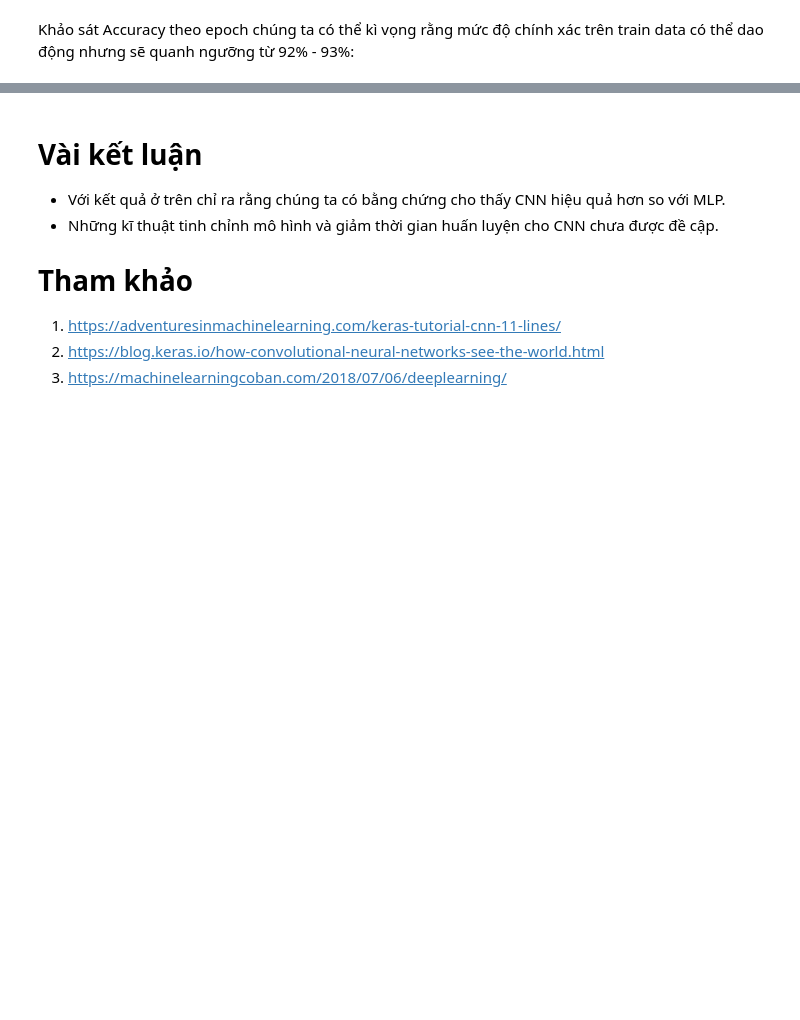
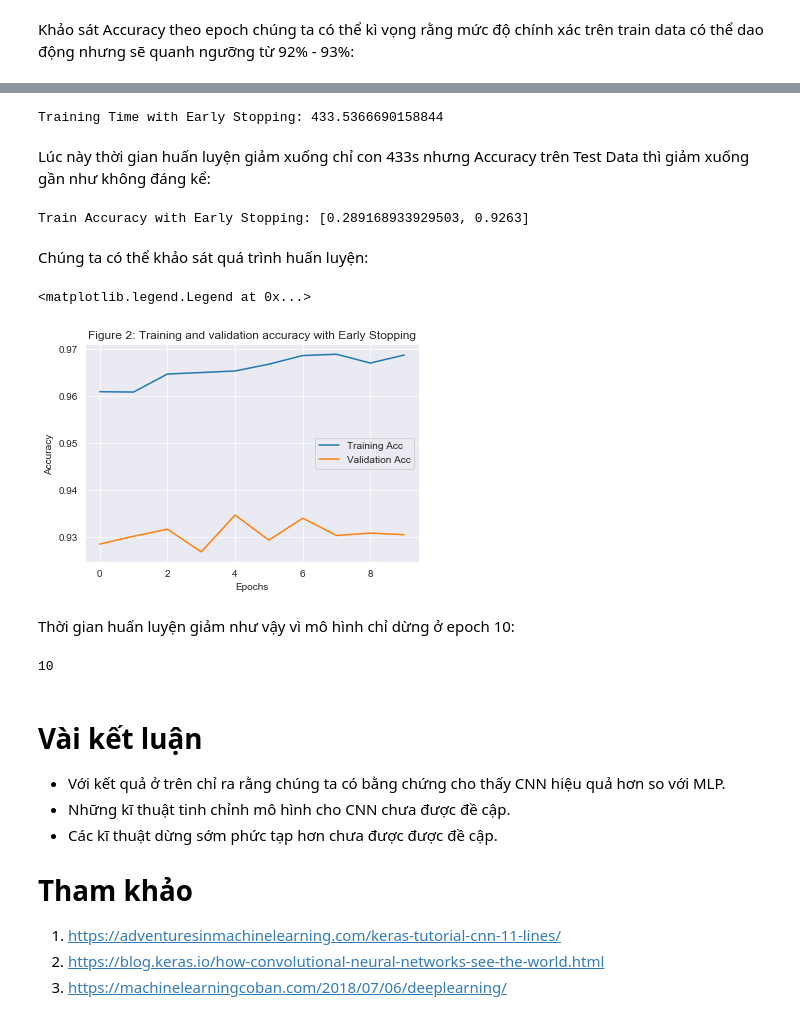
Before and after one commit to ChiDungNguyen/CNN_keras_fashion_minst, a Jupyter notebook: keras_CNN_fashion_minst.ipynb, the cells around one changed output, grey strips where cells are left out. Saved outputs shown, nothing was run; the diff lists cells and outputs as text; code cells hidden in the pictures; blank space fills up the shorter version.

```diff
--- a/keras_CNN_fashion_minst.ipynb
+++ b/keras_CNN_fashion_minst.ipynb
@@ -97,8 +100,49 @@ plt.legend()
+# %%
+from tensorflow.keras.callbacks import EarlyStopping
+early_stop = EarlyStopping(monitor = 'val_acc', patience = 5)
+
+start_time = time.time()
+
+model.compile(optimizer='adam', loss='sparse_categorical_crossentropy', metrics=['accuracy'])
+history = model.fit(train_images, train_labels, batch_size=64, epochs=20,
+                    verbose=0, validation_split=0.1, callbacks=[early_stop])
+
+print('Training Time with Early Stopping:', time.time() - start_time)
+# %% [output]
+Training Time with Early Stopping: 433.5366690158844
+# %% [markdown]
+Lúc này thời gian huấn luyện giảm xuống chỉ con 433s nhưng Accuracy trên Test Data thì giảm xuống gần như không đáng kể:
+# %%
+print('Train Accuracy with Early Stopping:', model.evaluate(test_images, test_labels, verbose=0))
+# %% [output]
+Train Accuracy with Early Stopping: [0.289168933929503, 0.9263]
+# %% [markdown]
+Chúng ta có thể khảo sát quá trình huấn luyện:
+# %%
+history_dict = history.history
+acc_values = history_dict['acc']
+val_acc_values = history_dict['val_acc']
+plt.plot(acc_values, label='Training Acc')
+plt.plot(val_acc_values, label='Validation Acc')
+plt.title('Figure 2: Training and validation accuracy with Early Stopping')
+plt.xlabel('Epochs')
+plt.ylabel('Accuracy')
+plt.legend()
+# %% [output]
+<matplotlib.legend.Legend at 0x...>
+[figure, added]
+# %% [markdown]
+Thời gian huấn luyện giảm như vậy vì mô hình chỉ dừng ở epoch 10:
+# %%
+len(acc_values)
+# %% [output]
+10
 # %% [markdown]
 # Vài kết luận
 
 - Với kết quả ở trên chỉ ra rằng chúng ta có bằng chứng cho thấy CNN hiệu quả hơn so với MLP.
-- Những kĩ thuật tinh chỉnh mô hình và giảm thời gian huấn luyện cho CNN chưa được đề cập.
+- Những kĩ thuật tinh chỉnh mô hình cho CNN chưa được đề cập.
+- Các kĩ thuật dừng sớm phức tạp hơn chưa được được đề cập.
 
 # Tham khảo
 
```
Also changed, not shown: parts of 6 cells of this notebook.
